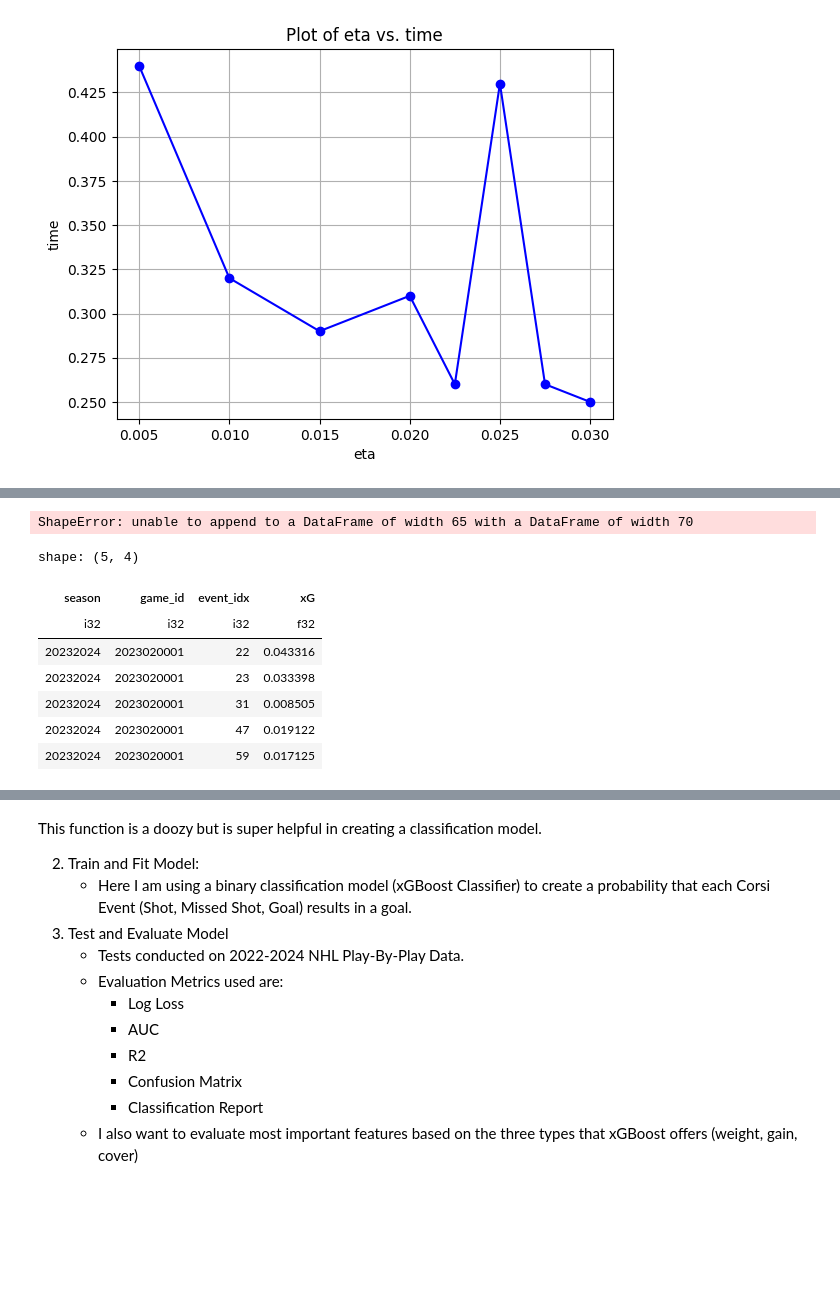
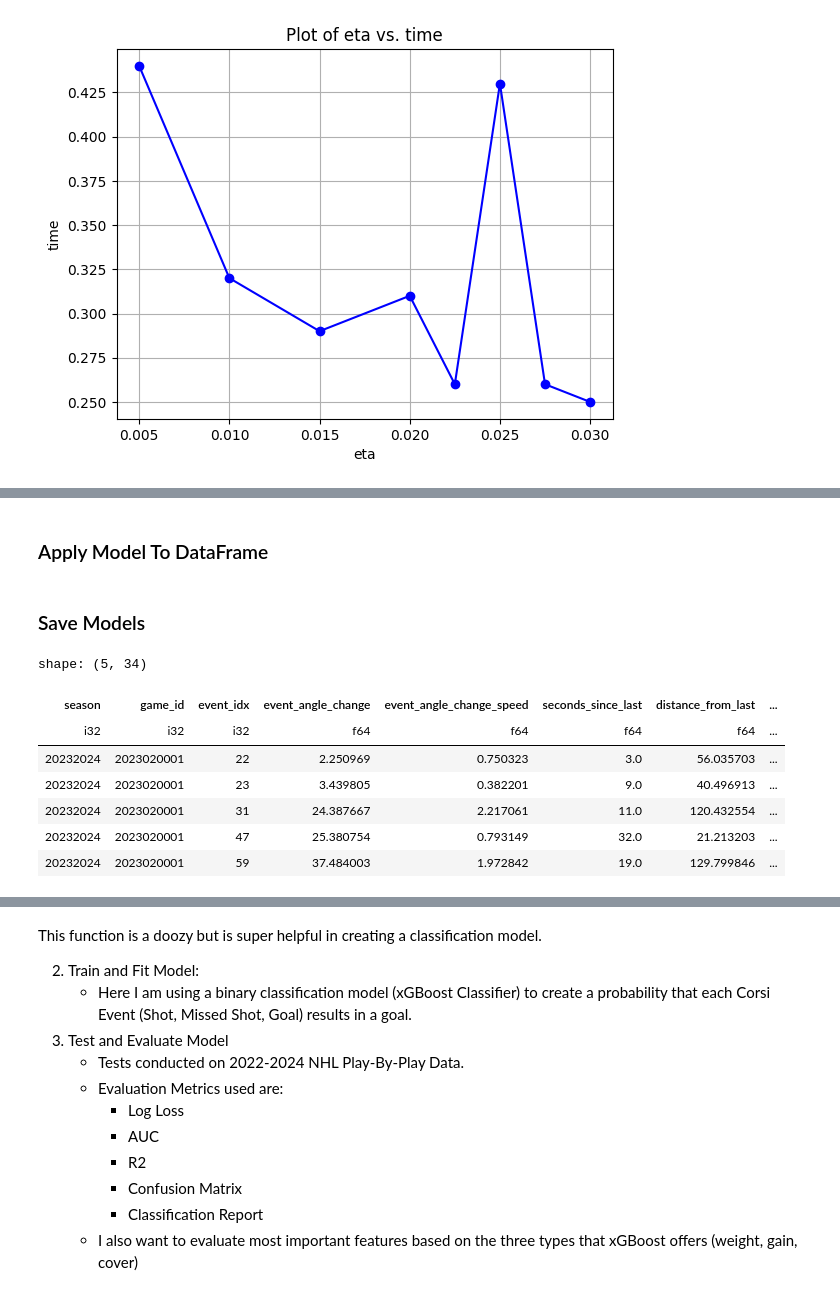
Before and after one commit to twinfield10/NHL-Data, a Jupyter notebook: NHL xG Model - Notebook.ipynb, the cells around one changed output, grey strips where cells are left out. Drawn from its saved outputs; the diff is of its cells as text; code cells hidden in the pictures; blank space fills up the shorter version.

Commit message:
complete model and pbp table with expected goals

```diff
--- a/NHL xG Model - Notebook.ipynb
+++ b/NHL xG Model - Notebook.ipynb
@@ -1225,6 +1228,11 @@ for i in range(2010,2024):
 
     # Create Indexes
     df = index_input_data(df)
+
+    if i == 2023:
+        CURRENT_DF = df
+    else:
+        pass
 
     # Split by Strength
     ev, pp, sh, en = split_by_strength(df)
@@ -1977,0 +1984,4 @@ num_boost_round: 704
+# %% [markdown]
+### Apply Model To DataFrame
+# %% [markdown]
+### Save Models
@@ -1978,12 +2006,57 @@ num_boost_round: 704
+# %%
+# Load the model
+with open('Models/EvenStrength_xG_Model.pkl', 'rb') as file:
+    ev_model_final = pickle.load(file)
+
+with open('Models/PowerPlay_xG_Model.pkl', 'rb') as file:
+    pp_model_final = pickle.load(file)
+
+with open('Models/ShortHanded_xG_Model.pkl', 'rb') as file:
+    sh_model_final = pickle.load(file)
+
+with open('Models/EmptyNet_xG_Model.pkl', 'rb') as file:
+    en_model_final = pickle.load(file)
 # %%
+def slim_pbp(df):
+    df = (
+        df
+        .select(['season', 'game_id', 'event_idx',
+               'event_angle_change', 'event_angle_change_speed', 'seconds_since_last', 'distance_from_last',
+               'puck_speed_since_last','pos_F','pos_D','pos_G','hand_R','hand_L',
+               'event_team_shift_time_diff',
+               'prior_shot_same','prior_miss_same','prior_block_same',
+               'prior_shot_opp','prior_miss_opp','prior_block_opp',
+               'prior_give_opp','prior_give_same','prior_take_opp','prior_take_same',
+               'prior_hit_opp', 'prior_hit_same', 'prior_face_win', 'prior_face_lose',
+               'off_wing', 'is_rebound', 'is_post_miss_shot', 'is_set_play', 'is_rush_play','is_fast_rush_play'])
+        .filter(pl.col('season') == 20232024)
+    )
+    return df
+
+BASE_DF = slim_pbp(EV_PBP)
+for i in [PP_PBP, SH_PBP, EN_PBP]:
+    BASE_DF = BASE_DF.extend(slim_pbp(i))
+
+# Build Prediction DataFrame
 prediction_df = pl.DataFrame({
     'season': pd.concat([ev_df, pp_df, sh_df, en_df])['season'],
     'game_id': pd.concat([ev_df, pp_df, sh_df, en_df])['game_id'],
     'event_idx': pd.concat([ev_df, pp_df, sh_df, en_df])['event_idx'],
     'xG': pl.concat([
         pl.Series(ev_model_final.predict(data=ev_dcurrent)),
         pl.Series(pp_model_final.predict(data=pp_dcurrent)),
         pl.Series(sh_model_final.predict(data=sh_dcurrent)),
         pl.Series(en_model_final.predict(data=en_dcurrent))
     ])
 }).sort(['season', 'game_id', 'event_idx'])
+
+BASE_DF.head()
+# %% [output]
+shape: (5, 34)
+| season | game_id | event_idx | event_angle_change | event_angle_change_speed | seconds_since_last | distance_from_last | ... |
+| i32 | i32 | i32 | f64 | f64 | f64 | f64 | ... |
+| 20232024 | 2023020001 | 22 | 2.250969 | 0.750323 | 3.0 | 56.035703 | ... |
+| 20232024 | 2023020001 | 23 | 3.439805 | 0.382201 | 9.0 | 40.496913 | ... |
+| 20232024 | 2023020001 | 31 | 24.387667 | 2.217061 | 11.0 | 120.432554 | ... |
+| 20232024 | 2023020001 | 47 | 25.380754 | 0.793149 | 32.0 | 21.213203 | ... |
+| 20232024 | 2023020001 | 59 | 37.484003 | 1.972842 | 19.0 | 129.799846 | ... |
@@ -1992,17 +2062,0 @@ EV_PBP.columns()
-# %%
-final_df = pl.concat([EV_PBP, PP_PBP, SH_PBP, EN_PBP]).filter(pl.col('season') == 20232024)
-
-final_df.head()
-# %% [output]
-ShapeError: unable to append to a DataFrame of width 65 with a DataFrame of width 70
-# %%
-final_df.head()
-# %% [output]
-shape: (5, 4)
-| season | game_id | event_idx | xG |
-| i32 | i32 | i32 | f32 |
-| 20232024 | 2023020001 | 22 | 0.043316 |
-| 20232024 | 2023020001 | 23 | 0.033398 |
-| 20232024 | 2023020001 | 31 | 0.008505 |
-| 20232024 | 2023020001 | 47 | 0.019122 |
-| 20232024 | 2023020001 | 59 | 0.017125 |
```
Also changed, not shown: parts of 12 cells of this notebook, 7 other files.
